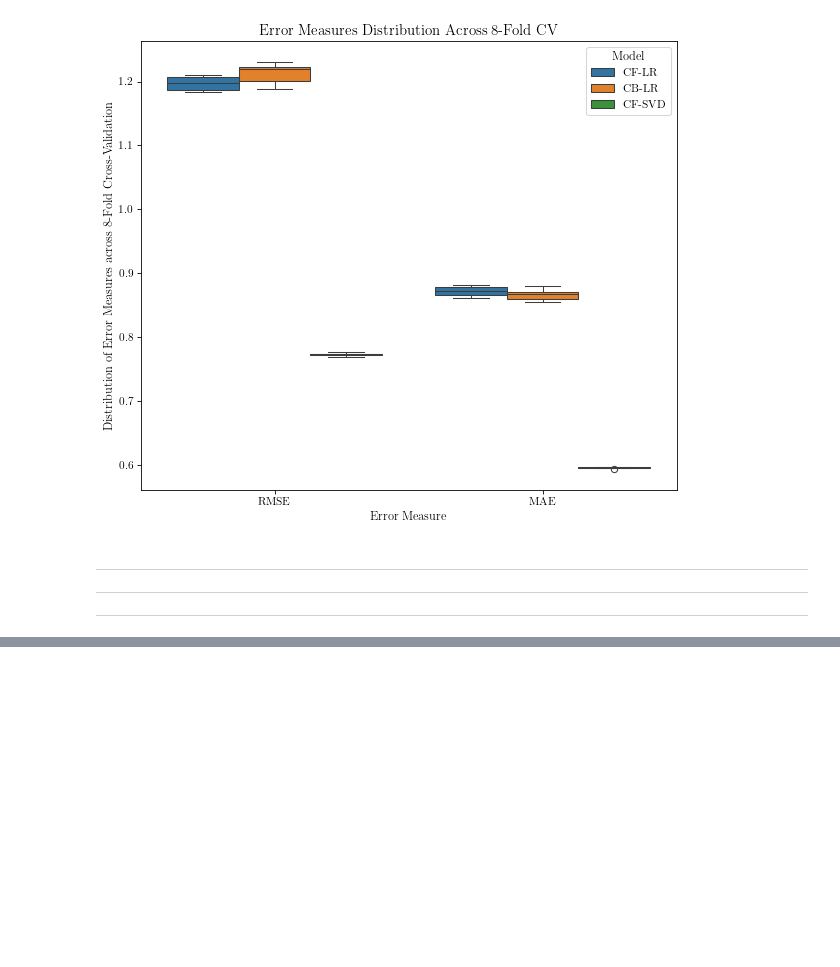
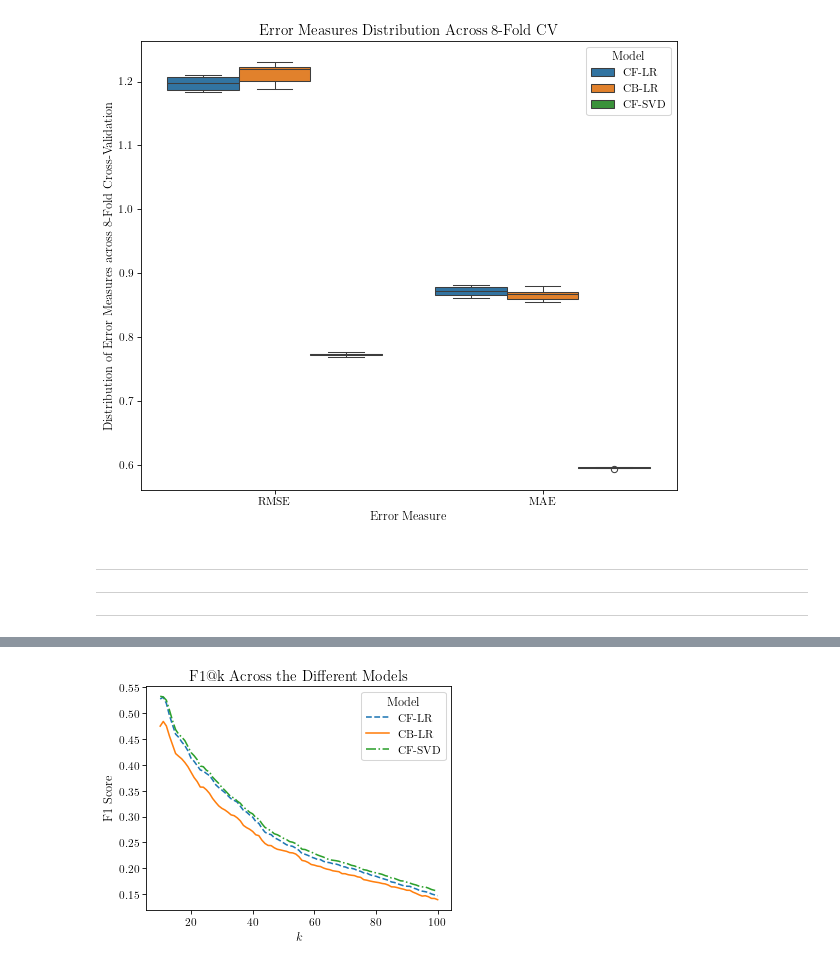
Before and after one commit to jepe06/Project2--Recommender-System, a Jupyter notebook: 04 results.ipynb, the cells around one changed output, grey strips where cells are left out. Saved outputs shown, nothing was run; the diff lists cells and outputs as text; code cells hidden in the pictures; blank space fills up the shorter version.

```diff
--- a/04 results.ipynb
+++ b/04 results.ipynb
@@ -269,0 +486,13 @@ df_train
+# %%
+plt.plot(df[df["model"] == "CF-LR"]["k"], df[df["model"] == "CF-LR"]["f1"], label="CF-LR", linestyle="--")
+plt.plot(df[df["model"] == "CB-LR"]["k"], df[df["model"] == "CB-LR"]["f1"], label="CB-LR", linestyle="-")
+plt.plot(df[df["model"] == "CF-SVD"]["k"], df[df["model"] == "CF-SVD"]["f1"], label="CF-SVD", linestyle="-.")
+plt.legend(title = "Model")
+plt.title("F1@k Across the Different Models")
+plt.xlabel("$k$")
+plt.ylabel("F1 Score")
+plt.tight_layout()
+#plt.savefig("assets/results_f1K.png")
+plt.show()
+# %% [output]
+[figure, added]
```
Also changed, not shown: parts of 20 cells of this notebook, 7 other files.
